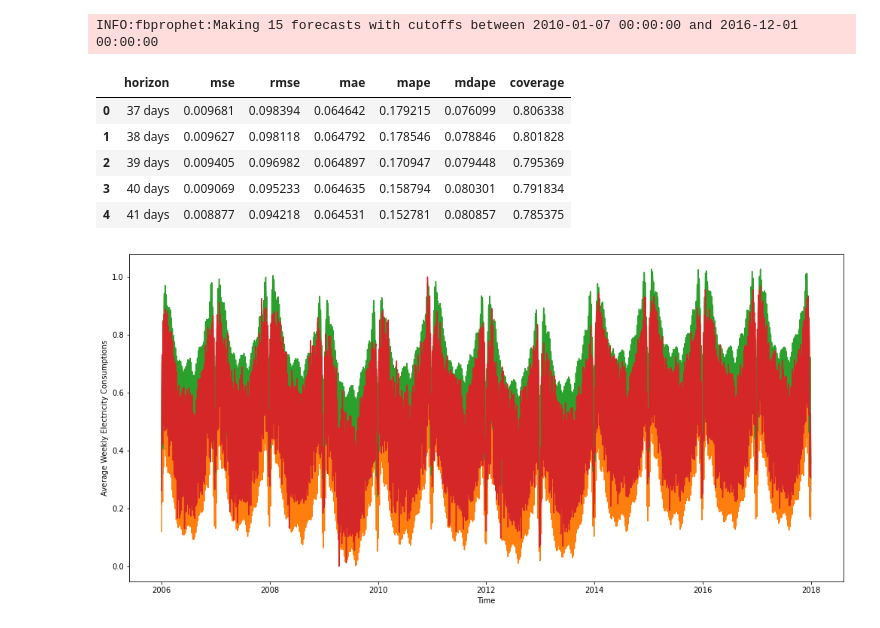
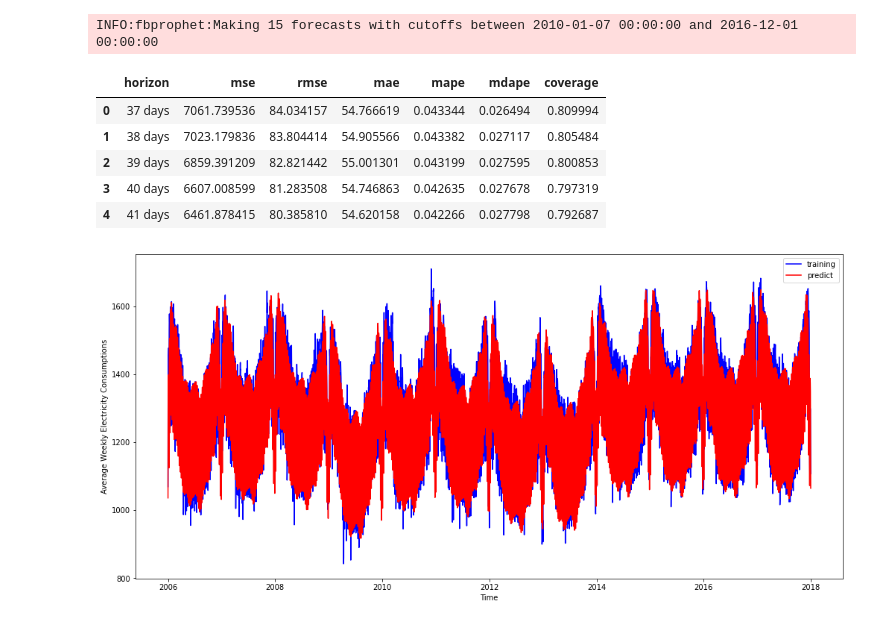
Before and after one commit to angeloken/Riset-I-smile, a Jupyter notebook: riset_prediksi_listrik_ver_1.ipynb, the cells around one changed output. Cells and saved outputs as stored; diff of their text form; code cells hidden in the pictures.

```diff
--- a/riset_prediksi_listrik_ver_1.ipynb
+++ b/riset_prediksi_listrik_ver_1.ipynb
@@ -85,3 +82,7 @@ scaler = minmax_scale(df['Consumption'].values)
+# %%
+dataset = df.values
+scaler = MinMaxScaler()
+scaled_data = scaler.fit_transform(dataset)
 # %%
-df['Consumption'] = scaler
+df['Consumption'] = scaled_data
 # %%
@@ -232,0 +224,9 @@ train_df
+# %%
+m = Prophet(changepoint_prior_scale= 0.005,
+ changepoint_range= 0.8,
+ growth= 'linear',
+ holidays_prior_scale= 0.1,
+ seasonality_mode= 'multiplicative',
+ seasonality_prior_scale= 0.1,
+ yearly_seasonality= 5)
+m.fit(train_df)
@@ -346,20 +349,20 @@ df_p = performance_metrics(df_cv)
 df_p.head()
 # %% [output]
 |  | horizon | mse | rmse | mae | mape | mdape | coverage |
-| 0 | 37 days | 0.009681 | 0.098394 | 0.064642 | 0.179215 | 0.076099 | 0.806338 |
-| 1 | 38 days | 0.009627 | 0.098118 | 0.064792 | 0.178546 | 0.078846 | 0.801828 |
-| 2 | 39 days | 0.009405 | 0.096982 | 0.064897 | 0.170947 | 0.079448 | 0.795369 |
-| 3 | 40 days | 0.009069 | 0.095233 | 0.064635 | 0.158794 | 0.080301 | 0.791834 |
-| 4 | 41 days | 0.008877 | 0.094218 | 0.064531 | 0.152781 | 0.080857 | 0.785375 |
+| 0 | 37 days | 7061.739536 | 84.034157 | 54.766619 | 0.043344 | 0.026494 | 0.809994 |
+| 1 | 38 days | 7023.179836 | 83.804414 | 54.905566 | 0.043382 | 0.027117 | 0.805484 |
+| 2 | 39 days | 6859.391209 | 82.821442 | 55.001301 | 0.043199 | 0.027595 | 0.800853 |
+| 3 | 40 days | 6607.008599 | 81.283508 | 54.746863 | 0.042635 | 0.027678 | 0.797319 |
+| 4 | 41 days | 6461.878415 | 80.385810 | 54.620158 | 0.042266 | 0.027798 | 0.792687 |
 # %%
 plt.figure(figsize=(17, 8))
-plt.plot(cmp_df['yhat'])
-plt.plot(cmp_df['yhat_lower'])
-plt.plot(cmp_df['yhat_upper'])
-plt.plot(cmp_df['y'])
+plt.plot(cmp_df['y'],label='training',c='b')
+plt.plot(cmp_df['yhat'],label='predict',c='r')
+
 plt.xlabel('Time')
 plt.ylabel('Average Weekly Electricity Consumptions')
+plt.legend()
 plt.grid(False)
 plt.show()
 # %% [output]
-[figure, old version]
+[figure, new version]
```
Also changed, not shown: parts of 18 cells of this notebook.
